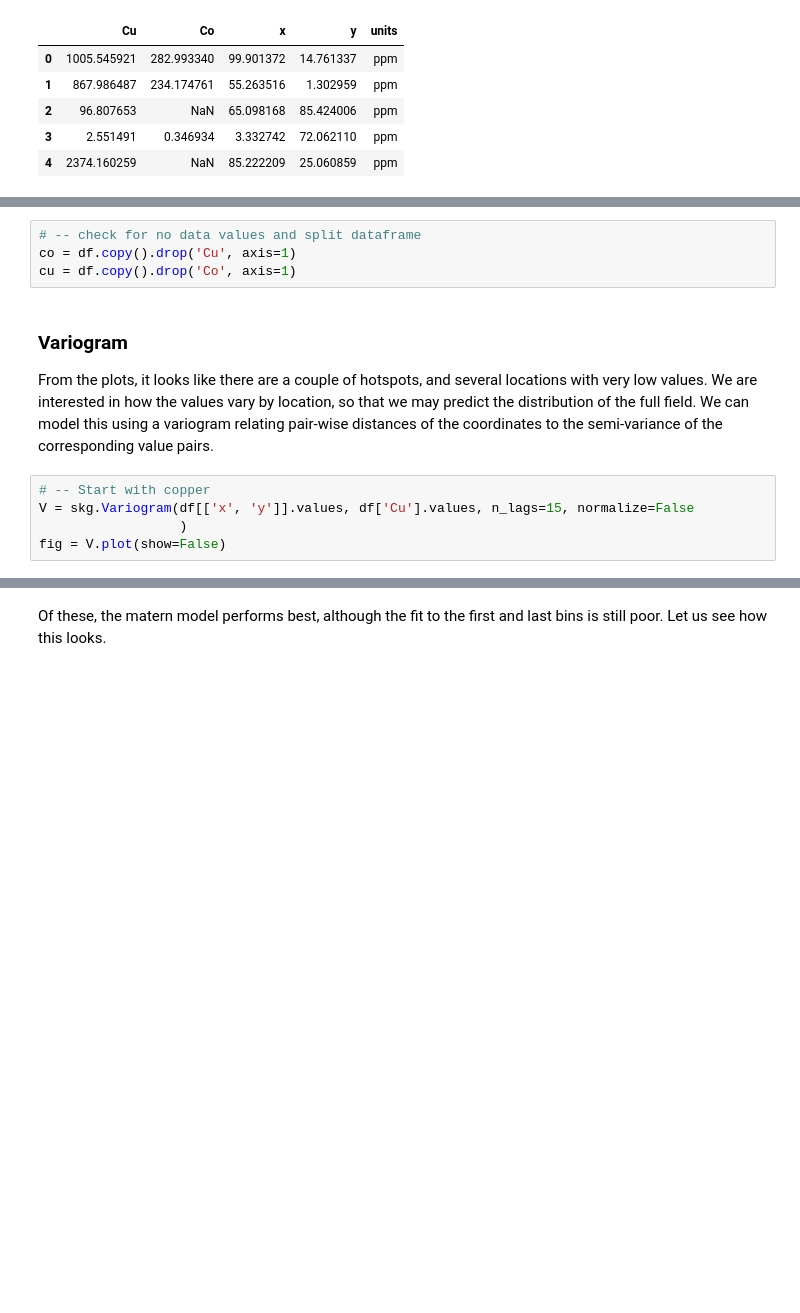
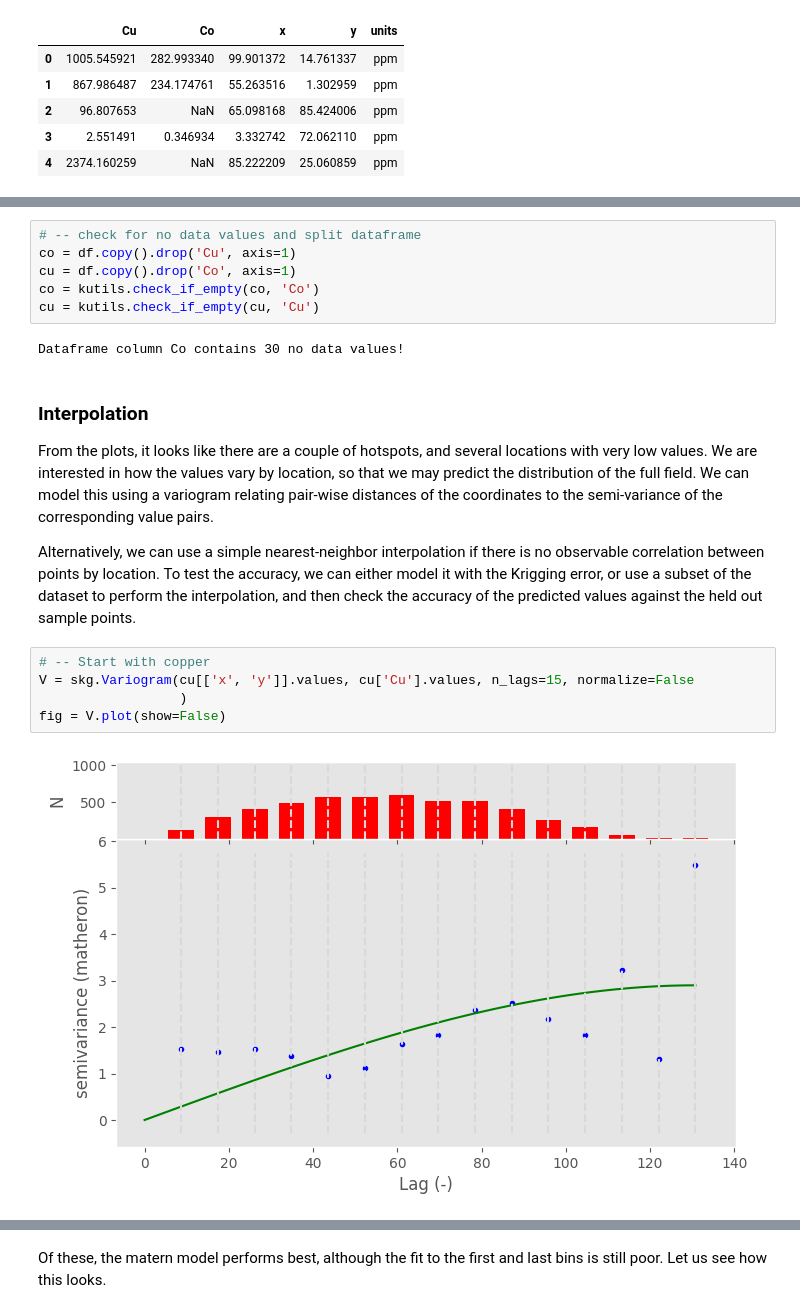
Before and after one commit to ninakilham/kobold-takehome, a Jupyter notebook: notebooks/soil_geochem.ipynb, the cells around one changed output, grey strips where cells are left out. Saved outputs shown, nothing was run; the diff lists cells and outputs as text; blank space fills up the shorter version.

```diff
--- a/notebooks/soil_geochem.ipynb
+++ b/notebooks/soil_geochem.ipynb
@@ -57,13 +57,21 @@ plot_hist(df, 'Co', 'Cobalt (ppm)', ax[1])
 # -- check for no data values and split dataframe
 co = df.copy().drop('Cu', axis=1)
 cu = df.copy().drop('Co', axis=1)
+co = kutils.check_if_empty(co, 'Co')
+cu = kutils.check_if_empty(cu, 'Cu')
+# %% [output]
+Dataframe column Co contains 30 no data values!
 # %% [markdown]
-### Variogram
+### Interpolation
 
 From the plots, it looks like there are a couple of hotspots, and several locations with very low values. We are interested in how the values vary by location, so that we may predict the distribution of the full field. We can model this using a variogram relating pair-wise distances of the coordinates to the semi-variance of the corresponding value pairs.
+
+Alternatively, we can use a simple nearest-neighbor interpolation if there is no observable correlation between points by location. To test the accuracy, we can either model it with the Krigging error, or use a subset of the dataset to perform the interpolation, and then check the accuracy of the predicted values against the held out sample points.
 # %%
 # -- Start with copper
-V = skg.Variogram(df[['x', 'y']].values, df['Cu'].values, n_lags=15, normalize=False
+V = skg.Variogram(cu[['x', 'y']].values, cu['Cu'].values, n_lags=15, normalize=False
                   )
 fig = V.plot(show=False)
+# %% [output]
+[figure, added]
 # %% [markdown]
```
Also changed, not shown: parts of 20 cells of this notebook, 2 other files.
